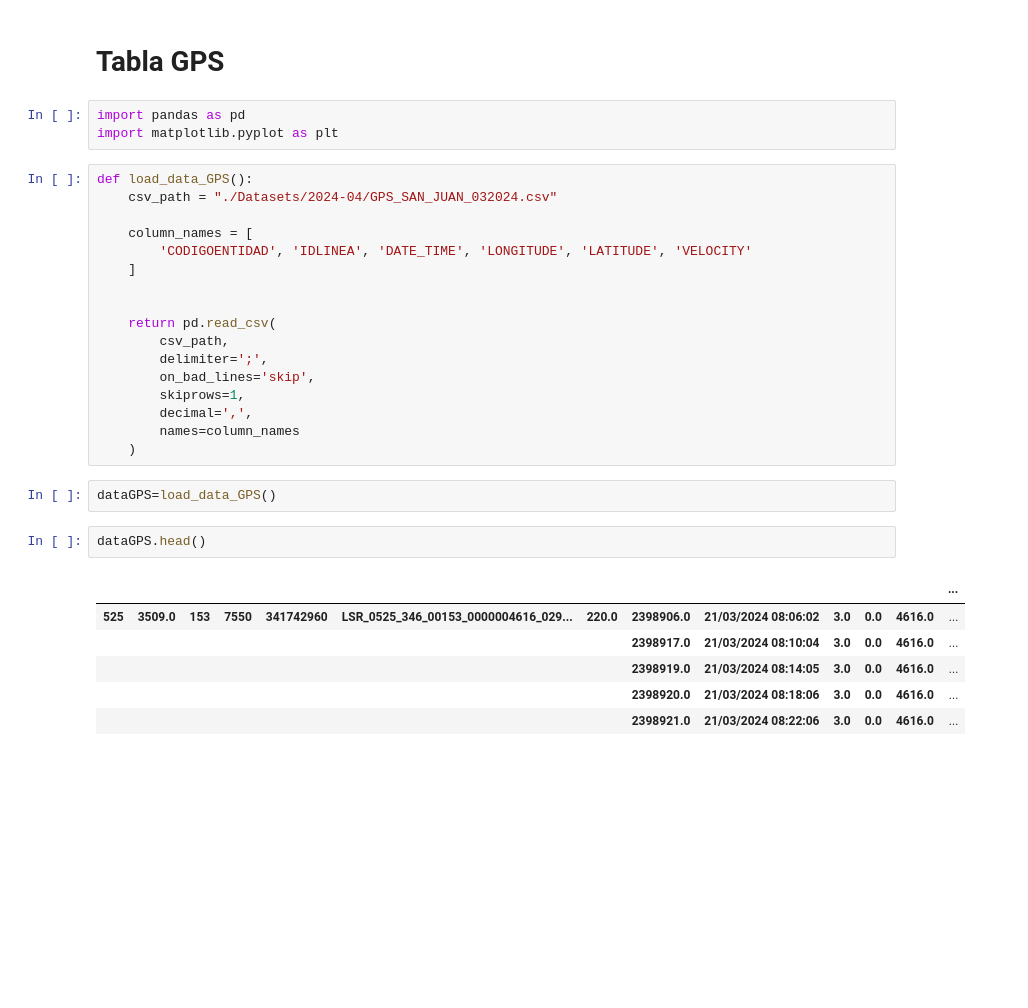
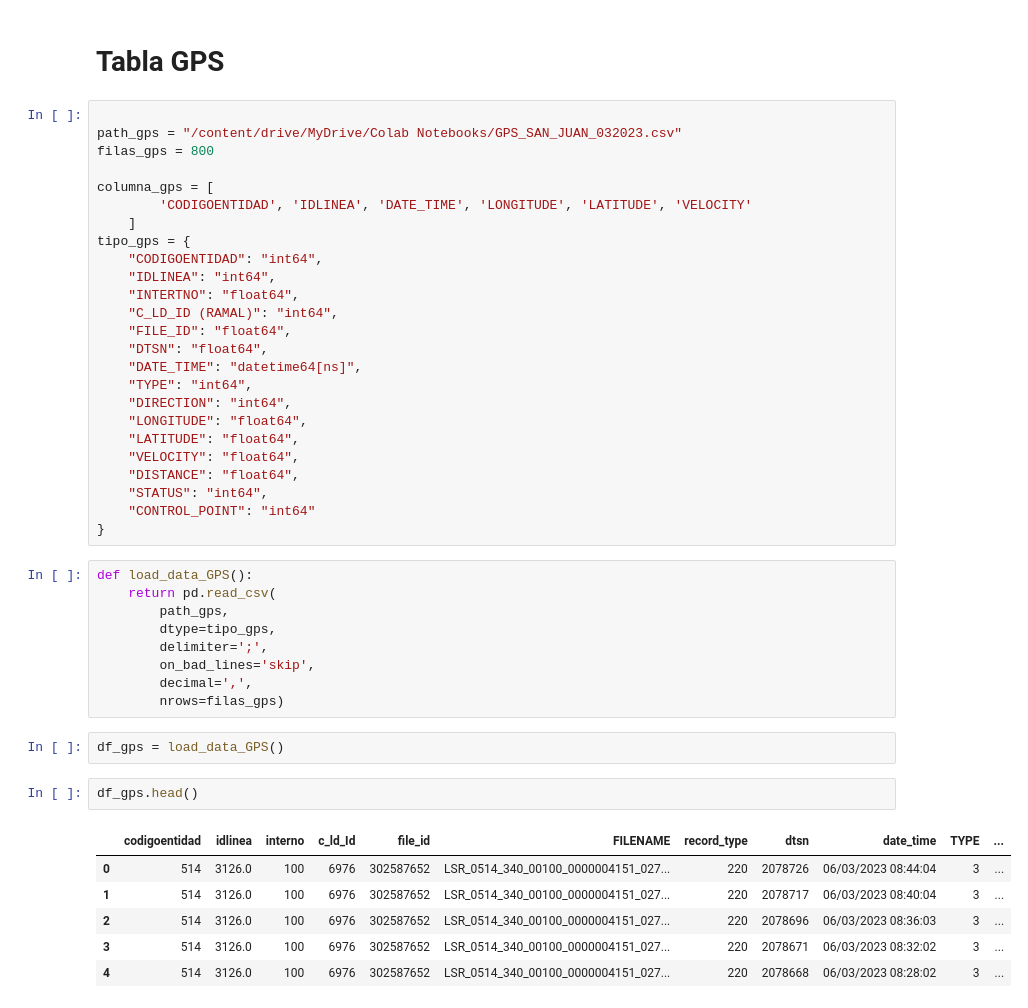
Before and after one commit to Ign4cho/ProyectoBI, a Jupyter notebook: EDA.ipynb, the cells around one changed output. Drawn from its saved outputs; the diff is of its cells as text; blank space fills up the shorter version.

```diff
--- a/EDA.ipynb
+++ b/EDA.ipynb
@@ -248,33 +159,47 @@ Name: count, Length: 12423, dtype: int64
 # %% [markdown]
 # Tabla GPS
-# %%
-import pandas as pd
-import matplotlib.pyplot as plt
-# %%
-def load_data_GPS():
-    csv_path = "./Datasets/2024-04/GPS_SAN_JUAN_032024.csv"
-
-    column_names = [
-        'CODIGOENTIDAD', 'IDLINEA', 'DATE_TIME', 'LONGITUDE', 'LATITUDE', 'VELOCITY'
-    ]
-
-
-    return pd.read_csv(
-        csv_path,
-        delimiter=';',
-        on_bad_lines='skip',
-        skiprows=1,
-        decimal=',',
-        names=column_names
-    )
+# %%
+
+path_gps = "/content/drive/MyDrive/Colab Notebooks/GPS_SAN_JUAN_032023.csv"
+filas_gps = 800
+
+columna_gps = [
+        'CODIGOENTIDAD', 'IDLINEA', 'DATE_TIME', 'LONGITUDE', 'LATITUDE', 'VELOCITY'
+    ]
+tipo_gps = {
+    "CODIGOENTIDAD": "int64",
+    "IDLINEA": "int64",
+    "INTERTNO": "float64",
+    "C_LD_ID (RAMAL)": "int64",
+    "FILE_ID": "float64",
+    "DTSN": "float64",
+    "DATE_TIME": "datetime64[ns]",
+    "TYPE": "int64",
+    "DIRECTION": "int64",
+    "LONGITUDE": "float64",
+    "LATITUDE": "float64",
+    "VELOCITY": "float64",
+    "DISTANCE": "float64",
+    "STATUS": "int64",
+    "CONTROL_POINT": "int64"
+}
+# %%
+def load_data_GPS():
+    return pd.read_csv(
+        path_gps,
+        dtype=tipo_gps,
+        delimiter=';',
+        on_bad_lines='skip',
+        decimal=',',
+        nrows=filas_gps)
 # %%
-dataGPS=load_data_GPS()
+df_gps = load_data_GPS()
 # %%
-dataGPS.head()
+df_gps.head()
 # %% [output]
-|  |  |  |  |  |  |  |  |  |  |  |  | ... |
-| 525 | 3509.0 | 153 | 7550 | 341742960 | LSR_0525_346_00153_0000004616_029... | 220.0 | 2398906.0 | 21/03/2024 08:06:02 | 3.0 | 0.0 | 4616.0 | ... |
-|  |  |  |  |  |  |  | 2398917.0 | 21/03/2024 08:10:04 | 3.0 | 0.0 | 4616.0 | ... |
-|  |  |  |  |  |  |  | 2398919.0 | 21/03/2024 08:14:05 | 3.0 | 0.0 | 4616.0 | ... |
-|  |  |  |  |  |  |  | 2398920.0 | 21/03/2024 08:18:06 | 3.0 | 0.0 | 4616.0 | ... |
-|  |  |  |  |  |  |  | 2398921.0 | 21/03/2024 08:22:06 | 3.0 | 0.0 | 4616.0 | ... |
+|  | codigoentidad | idlinea | interno | c_ld_Id | file_id | FILENAME | record_type | dtsn | date_time | TYPE | ... |
+| 0 | 514 | 3126.0 | 100 | 6976 | 302587652 | LSR_0514_340_00100_0000004151_027... | 220 | 2078726 | 06/03/2023 08:44:04 | 3 | ... |
+| 1 | 514 | 3126.0 | 100 | 6976 | 302587652 | LSR_0514_340_00100_0000004151_027... | 220 | 2078717 | 06/03/2023 08:40:04 | 3 | ... |
+| 2 | 514 | 3126.0 | 100 | 6976 | 302587652 | LSR_0514_340_00100_0000004151_027... | 220 | 2078696 | 06/03/2023 08:36:03 | 3 | ... |
+| 3 | 514 | 3126.0 | 100 | 6976 | 302587652 | LSR_0514_340_00100_0000004151_027... | 220 | 2078671 | 06/03/2023 08:32:02 | 3 | ... |
+| 4 | 514 | 3126.0 | 100 | 6976 | 302587652 | LSR_0514_340_00100_0000004151_027... | 220 | 2078668 | 06/03/2023 08:28:02 | 3 | ... |
```
Also changed, not shown: parts of 27 cells of this notebook.
